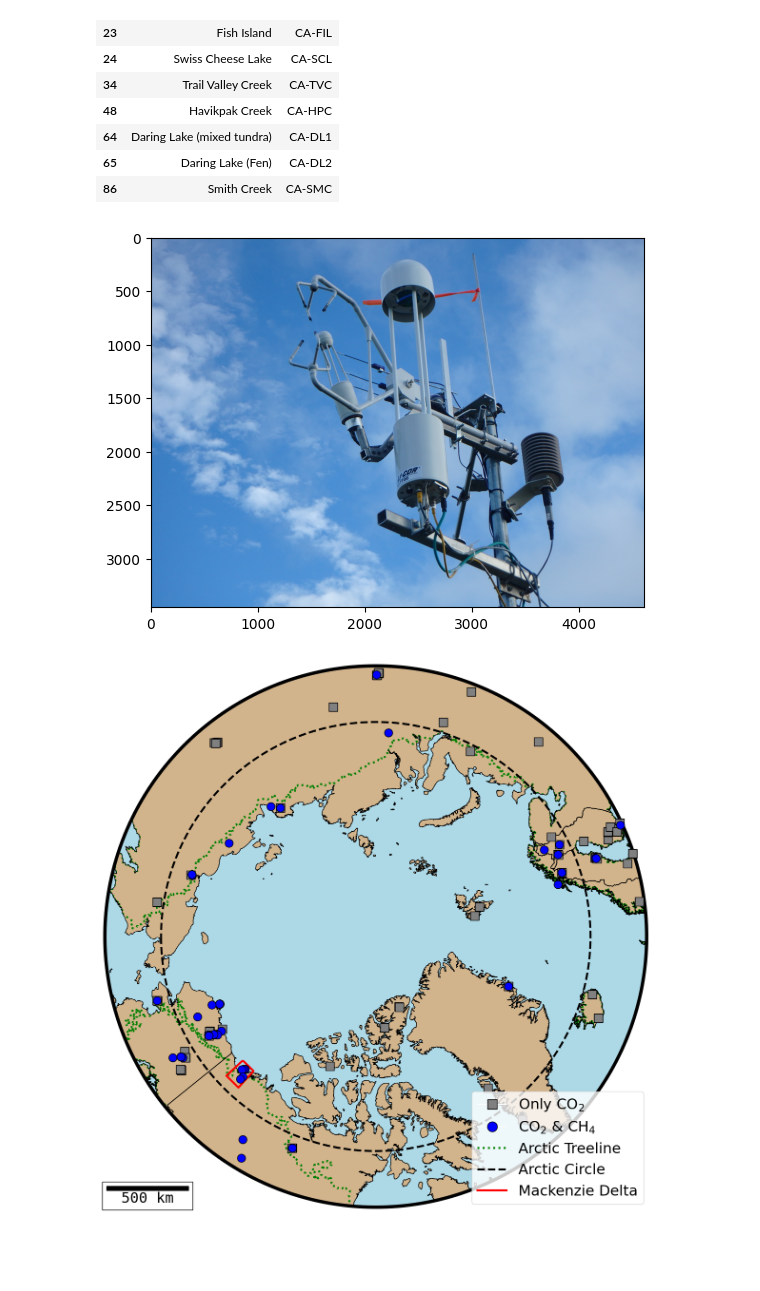
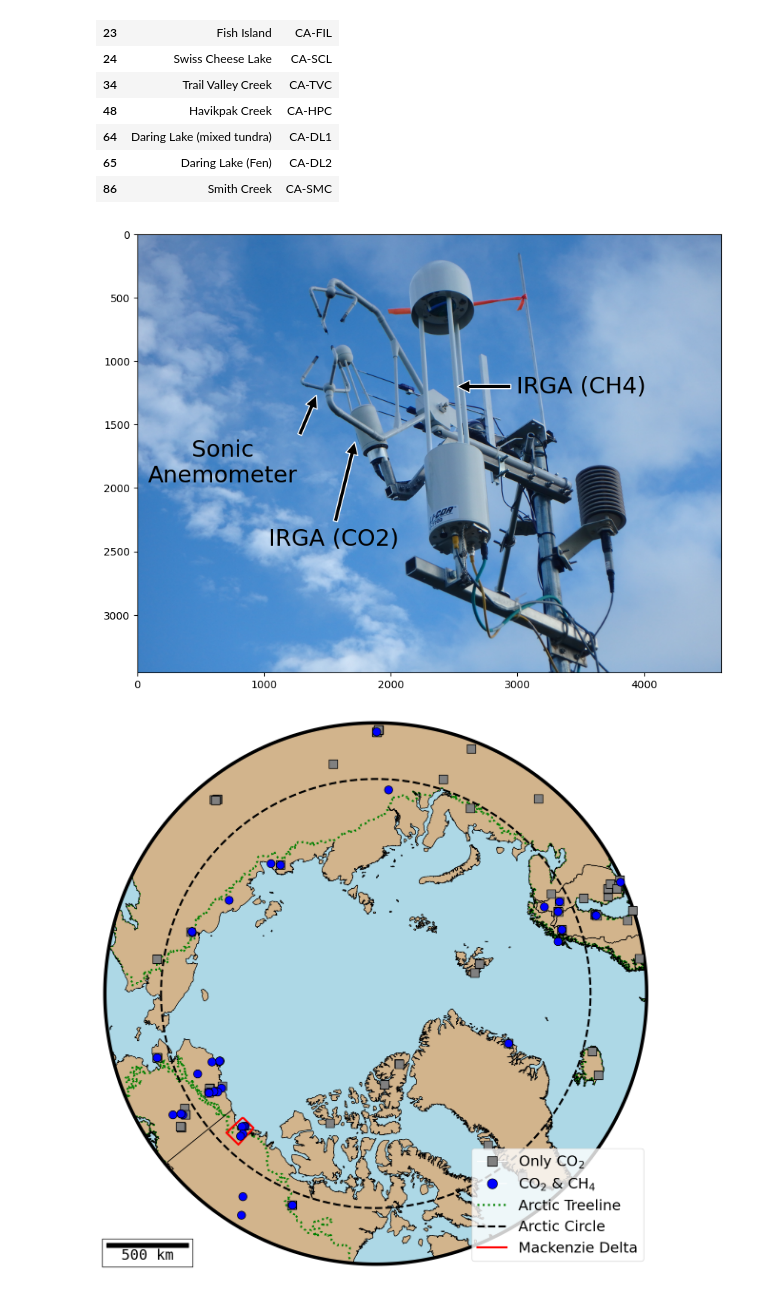
Before and after one commit to June-Skeeter/CANCH4, a Jupyter notebook: test.ipynb, the cells around one changed output. Cells and saved outputs as stored; diff of their text form; code cells hidden in the pictures; blank space fills up the shorter version.

Commit message:
pic label

```diff
--- a/test.ipynb
+++ b/test.ipynb
@@ -63,15 +63,39 @@ Sites.loc[((Sites['Country'] == 'Canada')&(Sites['CH4'] == True)),['Site_Name','
 | 65 | Daring Lake (Fen) | CA-DL2 |
 | 86 | Smith Creek | CA-SMC |
 # %%
+
+import matplotlib.patheffects as PathEffects
+
 img = r'images\EC_setup.jpg'
 import matplotlib.pyplot as plt
 import matplotlib.image as mpimg
 img = mpimg.imread(img)
-fig,ax=plt.subplots(figsize=(5,5))
-imgplot = plt.imshow(img)
+fig,ax=plt.subplots(figsize=(10,10))
+imgplot = ax.imshow(img)
+
+arrow = dict(facecolor='black', shrink=0.05,edgecolor='white')
+
+
+ax.annotate('Sonic\nAnemometer', xy=, xytext=,
+            va='center', ha='center',fontsize=22,
+            arrowprops=arrow)
+
+ax.annotate('IRGA (CO2)', xy=, xytext=,
+            va='center', ha='center',fontsize=22,
+            arrowprops=arrow)
+
+for label,xy,xytext in zip(['Sonic\nAnemometer','IRGA (CO2)','IRGA (CH4)'],
+                           [(1420,1250),(1725,1600),(2500,1200)],
+                           [(675, 1800),(1550, 2400),(3500, 1200)]):
+    txt = ax.annotate(label, xy=xy, xytext=xytext,
+            va='center', ha='center',fontsize=22,
+            arrowprops=arrow)
+    txt.set_path_effects([PathEffects.withStroke(linewidth=bubble_width, foreground='white')])
+
+
 plt.show()
 # %% [output]
-[figure, old version]
+[figure, new version]
 # %%
 
 
```
